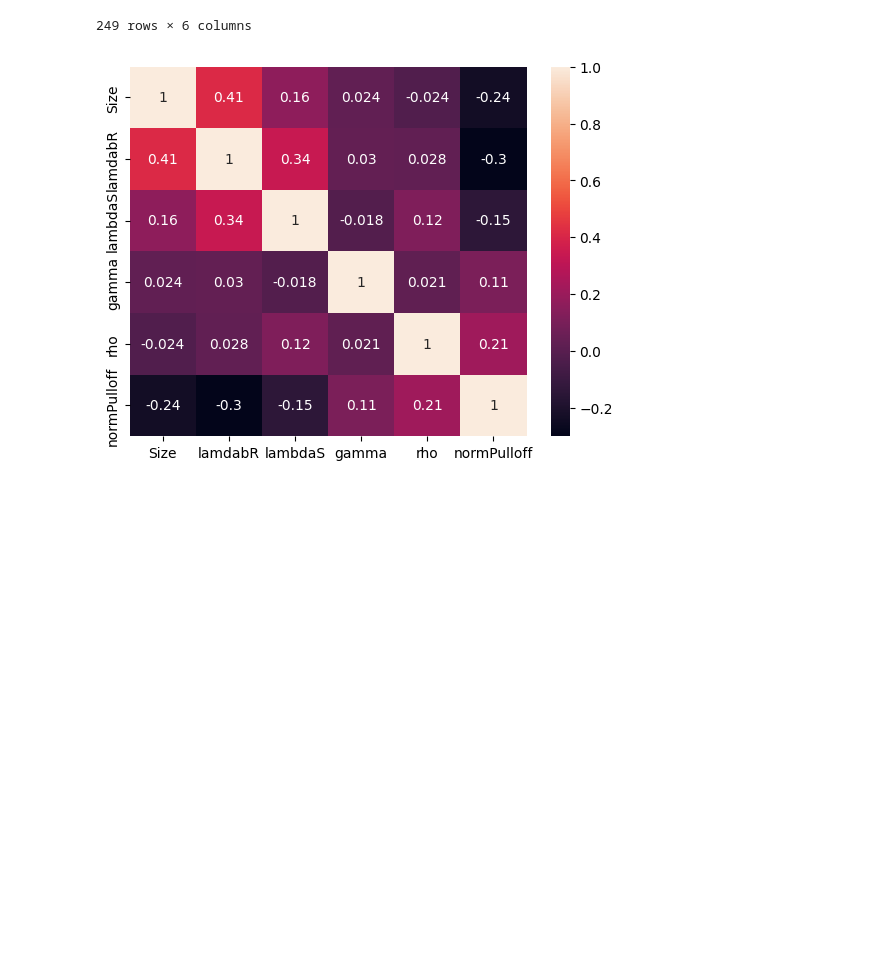
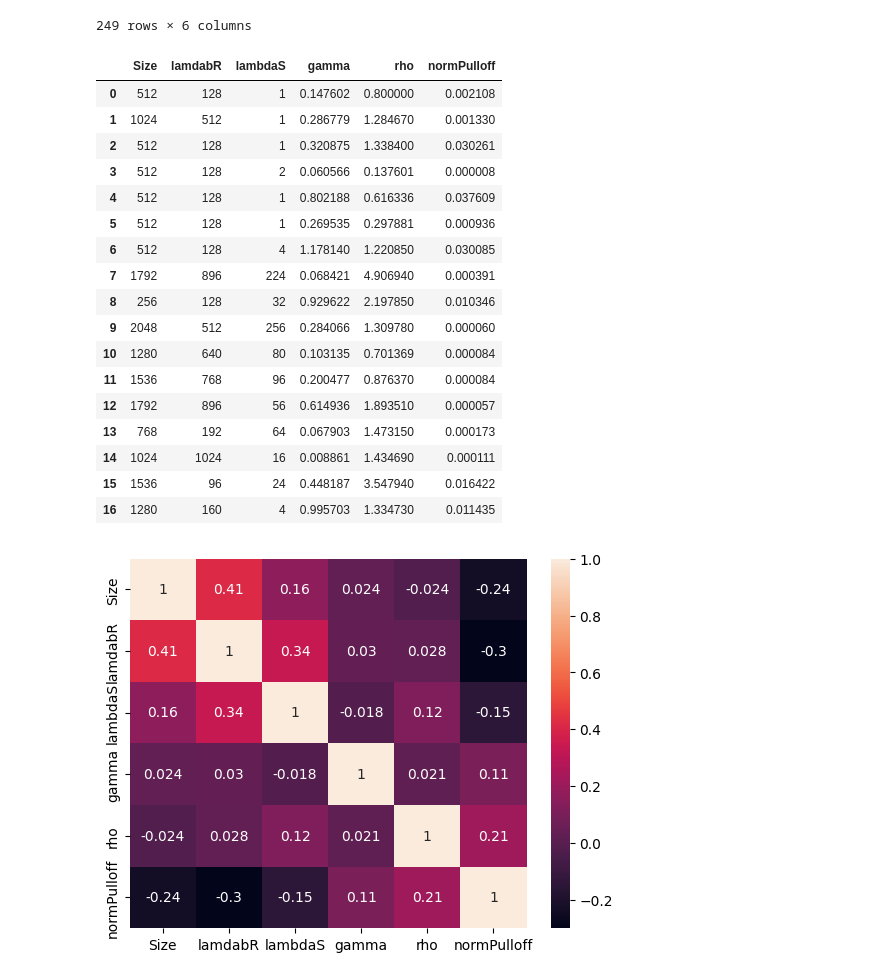
Before and after one commit to Marc-Honecker/CSMP-Project, a Jupyter notebook: src/model/RoughContact/RoughContactDnn.ipynb, the cells around one changed output. Saved outputs shown, nothing was run; the diff lists cells and outputs as text; code cells hidden in the pictures; blank space fills up the shorter version.

```diff
--- a/src/model/RoughContact/RoughContactDnn.ipynb
+++ b/src/model/RoughContact/RoughContactDnn.ipynb
@@ -48,3 +48,28 @@ dataset
 | 247 | 768 | 192 | 4 | 0.017707 | 3.95707 | 0.010177 |
 | 248 | 768 | 192 | 4 | 0.017707 | 3.95707 | 0.010177 |
 249 rows × 6 columns
+# %%
+test_data_file = '../../../data/unNormData4test.csv'
+
+true_test_dataset = pd.read_csv(test_data_file, sep='\t')
+
+true_test_dataset
+# %% [output]
+|  | Size | lamdabR | lambdaS | gamma | rho | normPulloff |
+| 0 | 512 | 128 | 1 | 0.147602 | 0.800000 | 0.002108 |
+| 1 | 1024 | 512 | 1 | 0.286779 | 1.284670 | 0.001330 |
+| 2 | 512 | 128 | 1 | 0.320875 | 1.338400 | 0.030261 |
+| 3 | 512 | 128 | 2 | 0.060566 | 0.137601 | 0.000008 |
+| 4 | 512 | 128 | 1 | 0.802188 | 0.616336 | 0.037609 |
+| 5 | 512 | 128 | 1 | 0.269535 | 0.297881 | 0.000936 |
+| 6 | 512 | 128 | 4 | 1.178140 | 1.220850 | 0.030085 |
+| 7 | 1792 | 896 | 224 | 0.068421 | 4.906940 | 0.000391 |
+| 8 | 256 | 128 | 32 | 0.929622 | 2.197850 | 0.010346 |
+| 9 | 2048 | 512 | 256 | 0.284066 | 1.309780 | 0.000060 |
+| 10 | 1280 | 640 | 80 | 0.103135 | 0.701369 | 0.000084 |
+| 11 | 1536 | 768 | 96 | 0.200477 | 0.876370 | 0.000084 |
+| 12 | 1792 | 896 | 56 | 0.614936 | 1.893510 | 0.000057 |
+| 13 | 768 | 192 | 64 | 0.067903 | 1.473150 | 0.000173 |
+| 14 | 1024 | 1024 | 16 | 0.008861 | 1.434690 | 0.000111 |
+| 15 | 1536 | 96 | 24 | 0.448187 | 3.547940 | 0.016422 |
+| 16 | 1280 | 160 | 4 | 0.995703 | 1.334730 | 0.011435 |
```
Also changed, not shown: parts of 27 cells of this notebook, 18 other files.
